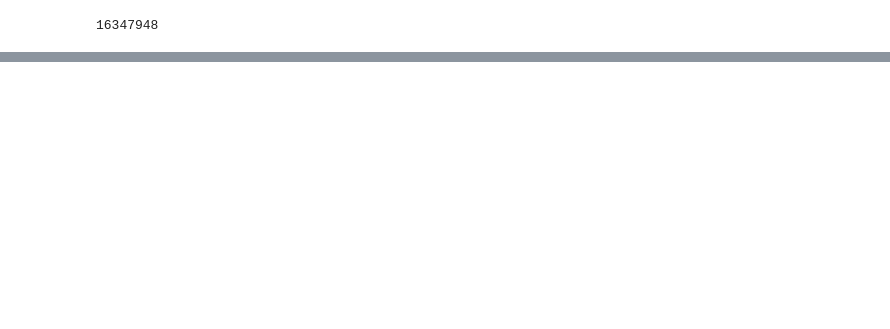
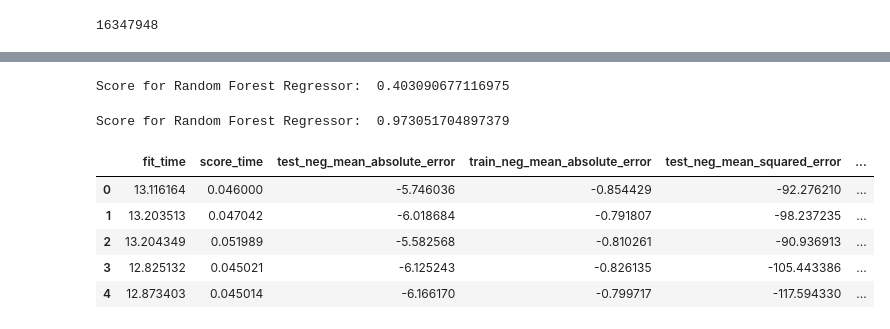
Before and after one commit to multi-order-planning-RBH/predictor, a Jupyter notebook: rbh_foodpreparationtime_approximation.ipynb, the cells around one changed output, grey strips where cells are left out. Cells and saved outputs as stored; diff of their text form; code cells hidden in the pictures; blank space fills up the shorter version.

```diff
--- a/rbh_foodpreparationtime_approximation.ipynb
+++ b/rbh_foodpreparationtime_approximation.ipynb
@@ -159,0 +124,2 @@ LinearRegression()
+# %%
+reg.fit(train_X, train_y)
@@ -163,0 +135,24 @@ model.score(train_X, train_Y)
+# %%
+# Import Random forest architecture model from sklearn
+from sklearn.ensemble import RandomForestRegressor
+# Construct a random forest regressor
+reg = RandomForestRegressor(n_estimators=1000, max_depth=7, random_state=0)
+# Fit the model to the training data
+reg.fit(train_X, train_y)
+# score the model (R^2 score)
+score = reg.score(train_X, train_y)
+print("Score for Random Forest Regressor: ", score)
+# %% [output]
+Score for Random Forest Regressor:  0.403090677116975
+# %%
+# Import Random forest architecture model from sklearn
+from sklearn.ensemble import GradientBoostingRegressor
+# Construct a random forest regressor
+reg = GradientBoostingRegressor(n_estimators=1000, max_depth=7, random_state=0)
+# Fit the model to the training data
+reg.fit(train_X, train_y)
+# score the model (R^2 score)
+score = reg.score(train_X, train_y)
+print("Score for Random Forest Regressor: ", score)
+# %% [output]
+Score for Random Forest Regressor:  0.973051704897379
@@ -164 +161,12 @@ model.score(train_X, train_Y)
+# %%
+cv_results = cross_validate(reg, train_X, train_y, cv=5, scoring=('neg_mean_absolute_error', 'neg_mean_squared_error', 'r2'), return_train_score=True)
+# %%
+pd.DataFrame(cv_results)
+# %% [output]
+|  | fit_time | score_time | test_neg_mean_absolute_error | train_neg_mean_absolute_error | test_neg_mean_squared_error | ... |
+| 0 | 13.116164 | 0.046000 | -5.746036 | -0.854429 | -92.276210 | ... |
+| 1 | 13.203513 | 0.047042 | -6.018684 | -0.791807 | -98.237235 | ... |
+| 2 | 13.204349 | 0.051989 | -5.582568 | -0.810261 | -90.936913 | ... |
+| 3 | 12.825132 | 0.045021 | -6.125243 | -0.826135 | -105.443386 | ... |
+| 4 | 12.873403 | 0.045014 | -6.166170 | -0.799717 | -117.594330 | ... |
 # %%
```
Also changed, not shown: parts of 34 cells of this notebook, 2 other files.
